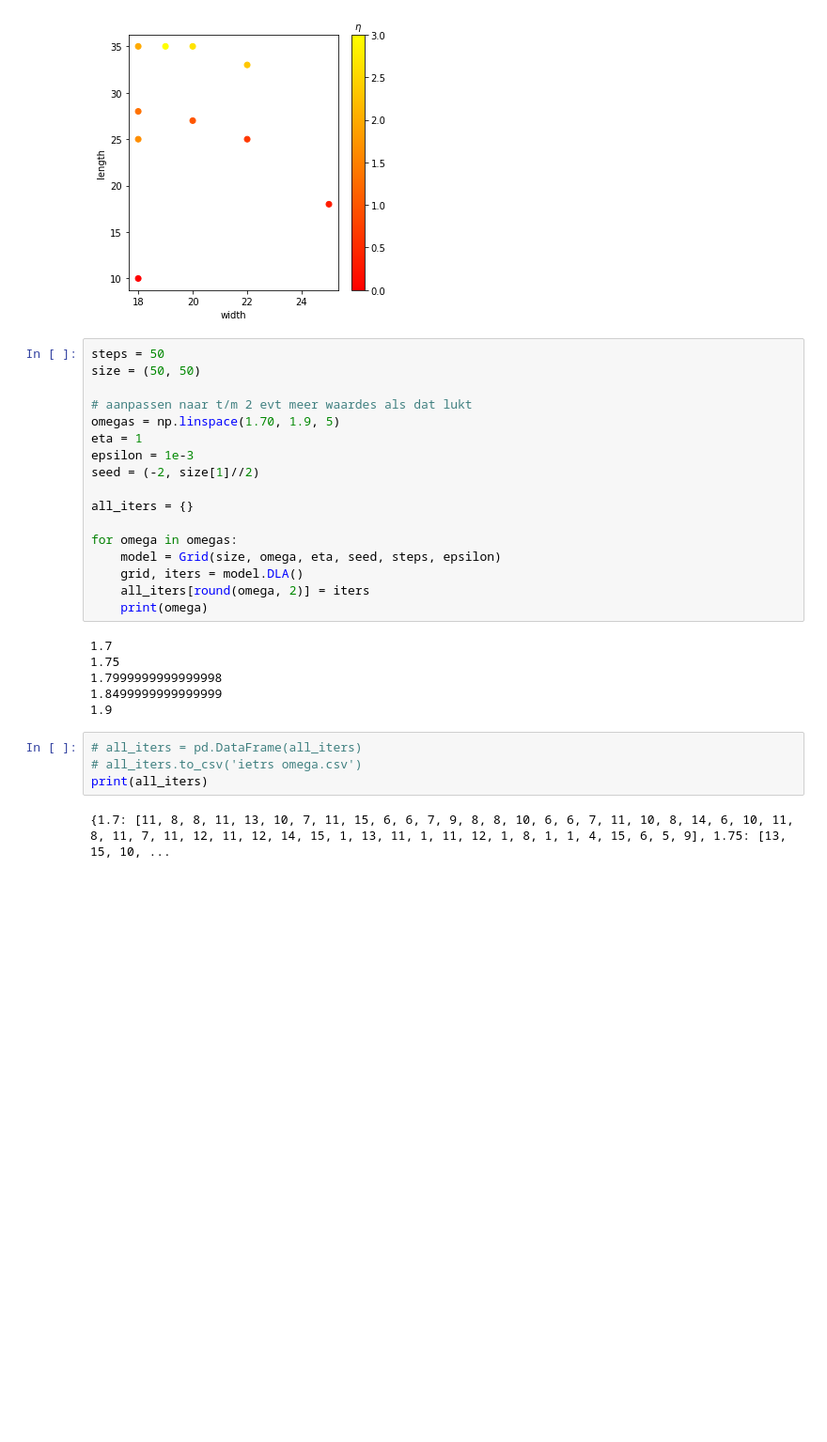
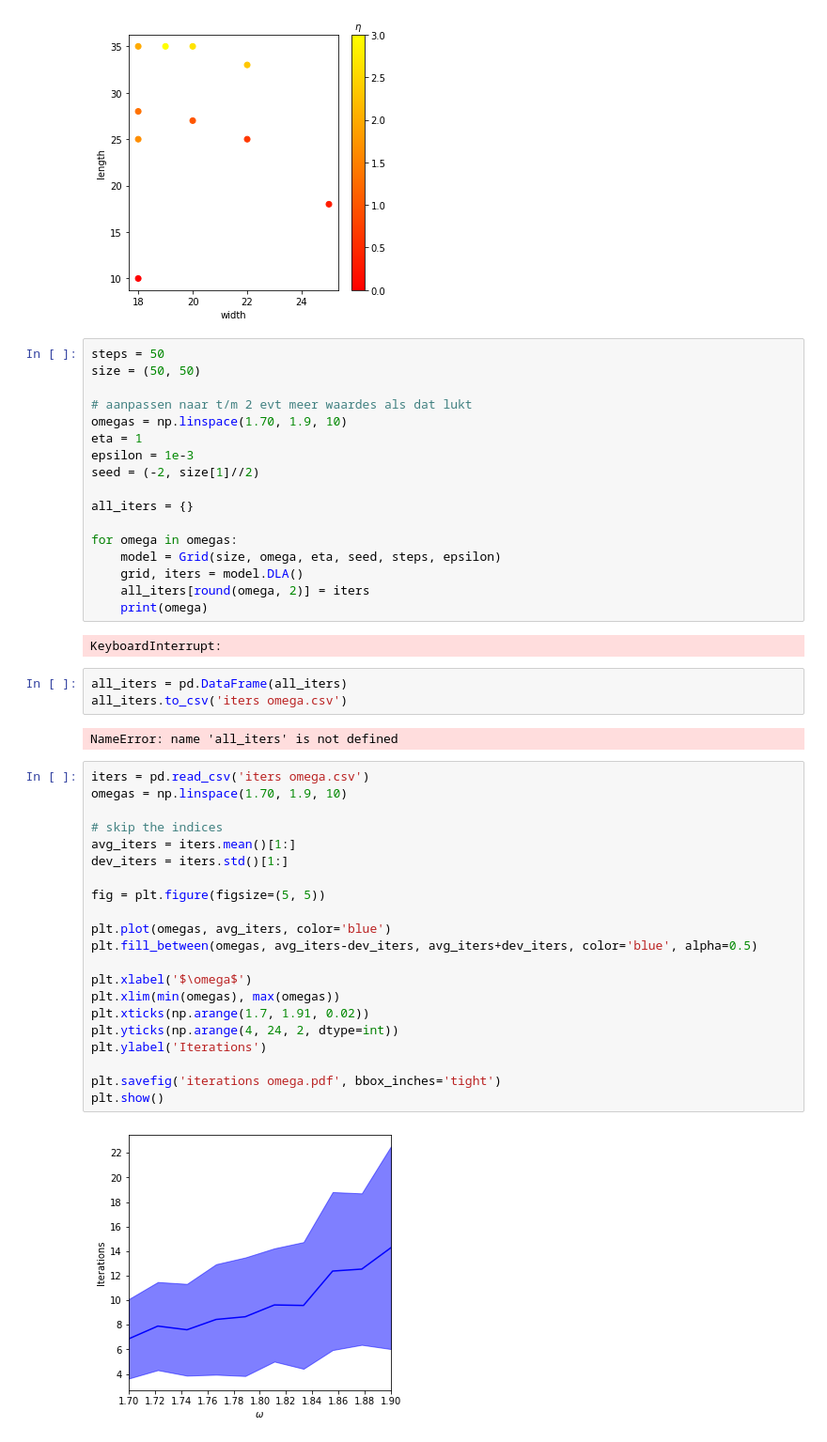
Before and after one commit to GVaessen/Scientific-Computing, a Jupyter notebook: Figures_21.ipynb, the cells around one changed output. Shown at 94% size. Cells and saved outputs as stored; diff of their text form; blank space fills up the shorter version.

```diff
--- a/Figures_21.ipynb
+++ b/Figures_21.ipynb
@@ -65,7 +69,7 @@ steps = 50
 size = (50, 50)
 
 # aanpassen naar t/m 2 evt meer waardes als dat lukt
-omegas = np.linspace(1.70, 1.9, 5)
+omegas = np.linspace(1.70, 1.9, 10)
 eta = 1
 epsilon = 1e-3
 seed = (-2, size[1]//2)
@@ -78,14 +82,32 @@ for omega in omegas:
     all_iters[round(omega, 2)] = iters
     print(omega)
 # %% [output]
-1.7
-1.75
-1.7999999999999998
-1.8499999999999999
-1.9
+KeyboardInterrupt:
 # %%
-# all_iters = pd.DataFrame(all_iters)
-# all_iters.to_csv('ietrs omega.csv')
-print(all_iters)
+all_iters = pd.DataFrame(all_iters)
+all_iters.to_csv('iters omega.csv')
 # %% [output]
-{1.7: [11, 8, 8, 11, 13, 10, 7, 11, 15, 6, 6, 7, 9, 8, 8, 10, 6, 6, 7, 11, 10, 8, 14, 6, 10, 11, 8, 11, 7, 11, 12, 11, 12, 14, 15, 1, 13, 11, 1, 11, 12, 1, 8, 1, 1, 4, 15, 6, 5, 9], 1.75: [13, 15, 10, ...
+NameError: name 'all_iters' is not defined
+# %%
+iters = pd.read_csv('iters omega.csv')
+omegas = np.linspace(1.70, 1.9, 10)
+
+# skip the indices
+avg_iters = iters.mean()[1:]
+dev_iters = iters.std()[1:]
+
+fig = plt.figure(figsize=(5, 5))
+
+plt.plot(omegas, avg_iters, color='blue')
+plt.fill_between(omegas, avg_iters-dev_iters, avg_iters+dev_iters, color='blue', alpha=0.5)
+
+plt.xlabel('$\omega$')
+plt.xlim(min(omegas), max(omegas))
+plt.xticks(np.arange(1.7, 1.91, 0.02))
+plt.yticks(np.arange(4, 24, 2, dtype=int))
+plt.ylabel('Iterations')
+
+plt.savefig('iterations omega.pdf', bbox_inches='tight')
+plt.show()
+# %% [output]
+[figure, added]
```
Also changed, not shown: parts of 5 cells of this notebook, 1 other file.
